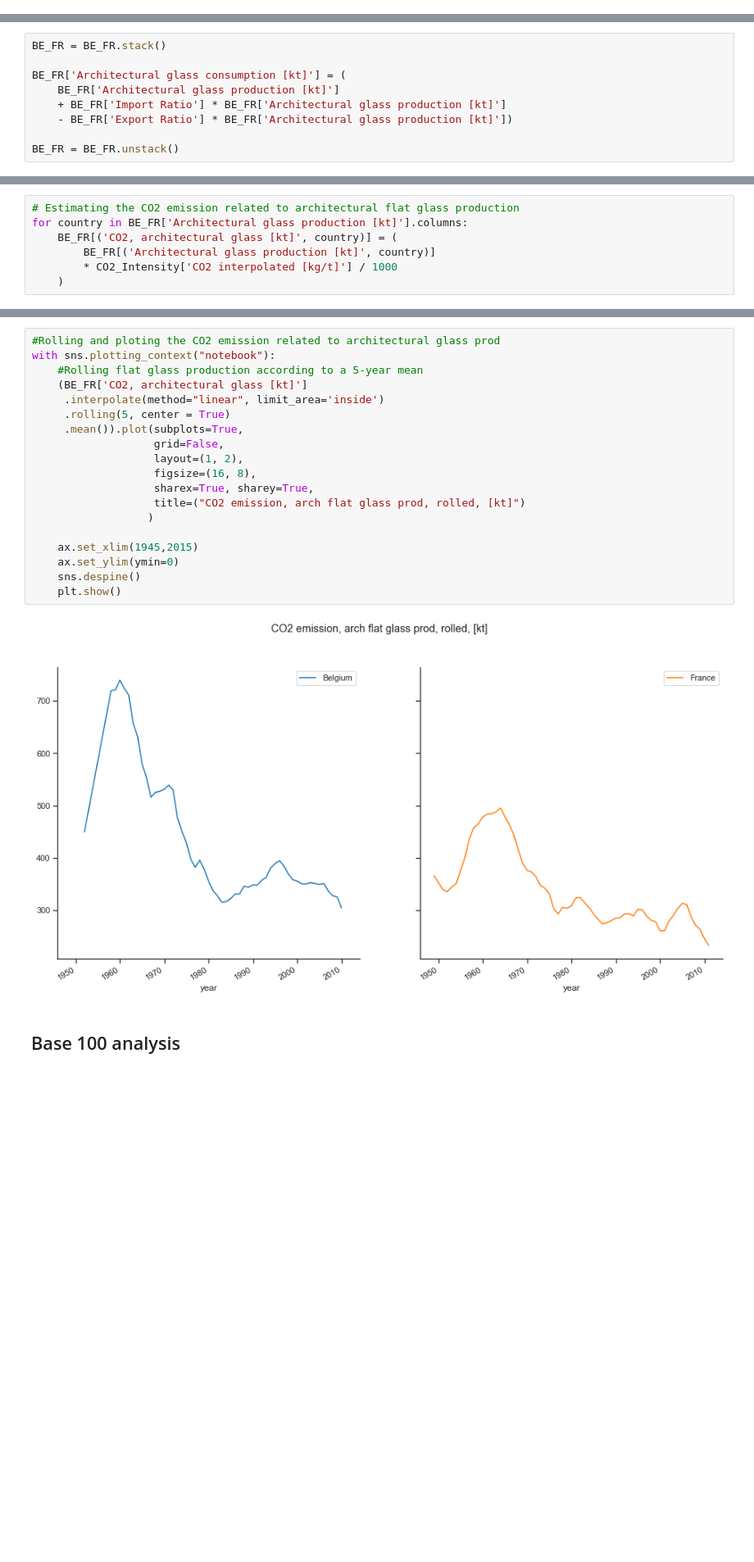
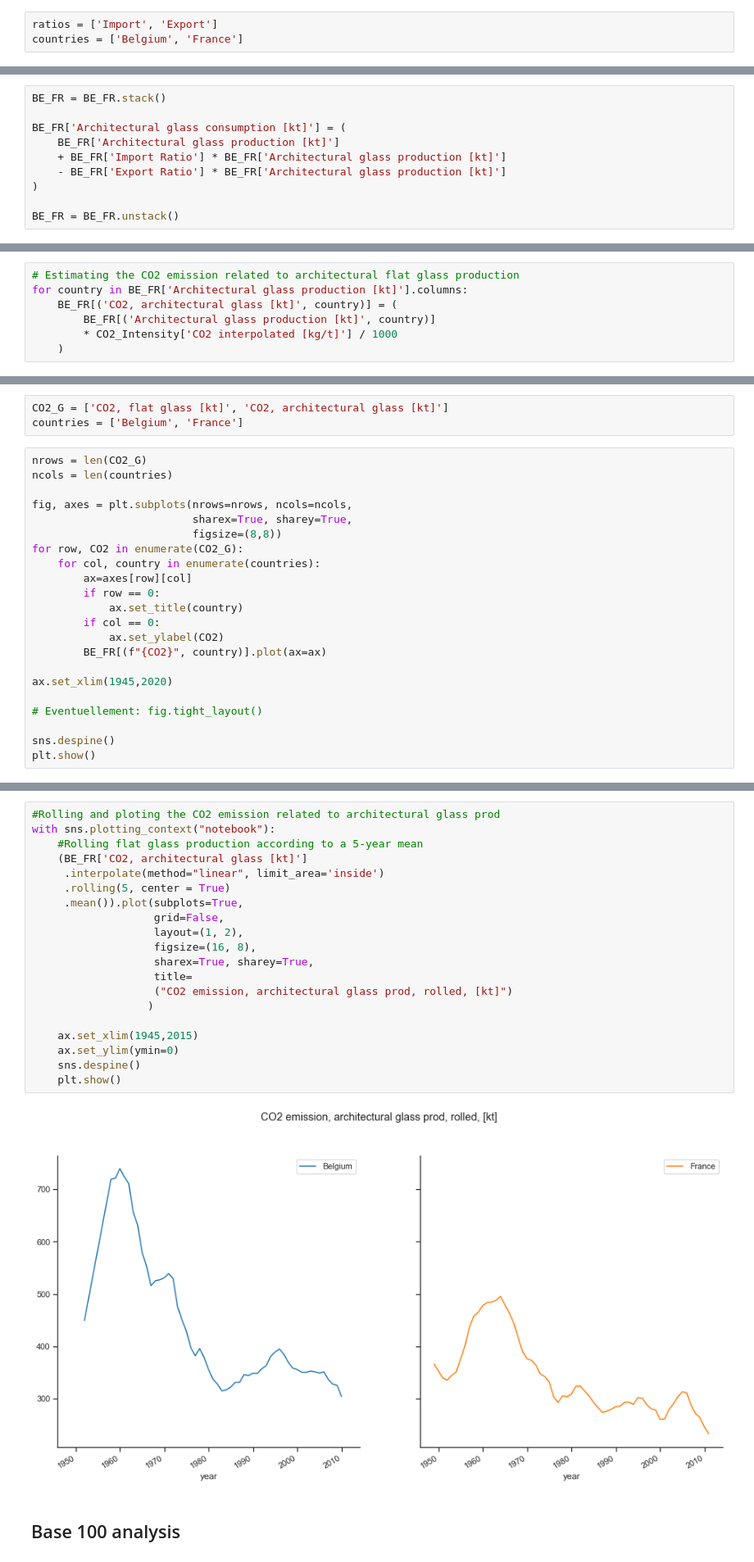
Before and after one commit to JeanSouv/01_MFA_GlassIndustry, a Jupyter notebook: MFA_FlatGlassIndustry.ipynb, the cells around one changed output, grey strips where cells are left out. Shown at 82% size. Cells and saved outputs as stored; diff of their text form; blank space fills up the shorter version.

```diff
--- a/MFA_FlatGlassIndustry.ipynb
+++ b/MFA_FlatGlassIndustry.ipynb
@@ -232,0 +199,3 @@ data
+# %%
+ratios = ['Import', 'Export']
+countries = ['Belgium', 'France']
@@ -432,7 +428,8 @@ BE_FR = BE_FR.stack()
 BE_FR['Architectural glass consumption [kt]'] = (
     BE_FR['Architectural glass production [kt]']
     + BE_FR['Import Ratio'] * BE_FR['Architectural glass production [kt]']
-    - BE_FR['Export Ratio'] * BE_FR['Architectural glass production [kt]'])
+    - BE_FR['Export Ratio'] * BE_FR['Architectural glass production [kt]']
+)
 
 BE_FR = BE_FR.unstack()
 # %%
@@ -554,0 +520,25 @@ plt.show()
+# %%
+CO2_G = ['CO2, flat glass [kt]', 'CO2, architectural glass [kt]']
+countries = ['Belgium', 'France']
+# %%
+nrows = len(CO2_G)
+ncols = len(countries)
+
+fig, axes = plt.subplots(nrows=nrows, ncols=ncols,
+                         sharex=True, sharey=True,
+                         figsize=(8,8))
+for row, CO2 in enumerate(CO2_G):
+    for col, country in enumerate(countries):
+        ax=axes[row][col]
+        if row == 0:
+            ax.set_title(country)
+        if col == 0:
+            ax.set_ylabel(CO2)
+        BE_FR[(f"{CO2}", country)].plot(ax=ax)
+
+ax.set_xlim(1945,2020)
+
+# Eventuellement: fig.tight_layout()
+
+sns.despine()
+plt.show()
@@ -555,24 +547,25 @@ plt.show()
 # %%
 #Rolling and ploting the CO2 emission related to architectural glass prod
 with sns.plotting_context("notebook"):
     #Rolling flat glass production according to a 5-year mean
     (BE_FR['CO2, architectural glass [kt]']
      .interpolate(method="linear", limit_area='inside')
      .rolling(5, center = True)
      .mean()).plot(subplots=True,
                    grid=False,
                    layout=(1, 2),
                    figsize=(16, 8),
                    sharex=True, sharey=True,
-                   title=("CO2 emission, arch flat glass prod, rolled, [kt]")
+                   title=
+                   ("CO2 emission, architectural glass prod, rolled, [kt]")
                   )
 
     ax.set_xlim(1945,2015)
     ax.set_ylim(ymin=0)
     sns.despine()
     plt.show()
 # %% [output]
-[figure, old version]
+[figure, new version]
 # %% [markdown]
 ## Base 100 analysis
 # %%
```
Also changed, not shown: parts of 47 cells of this notebook, 2 other files.
